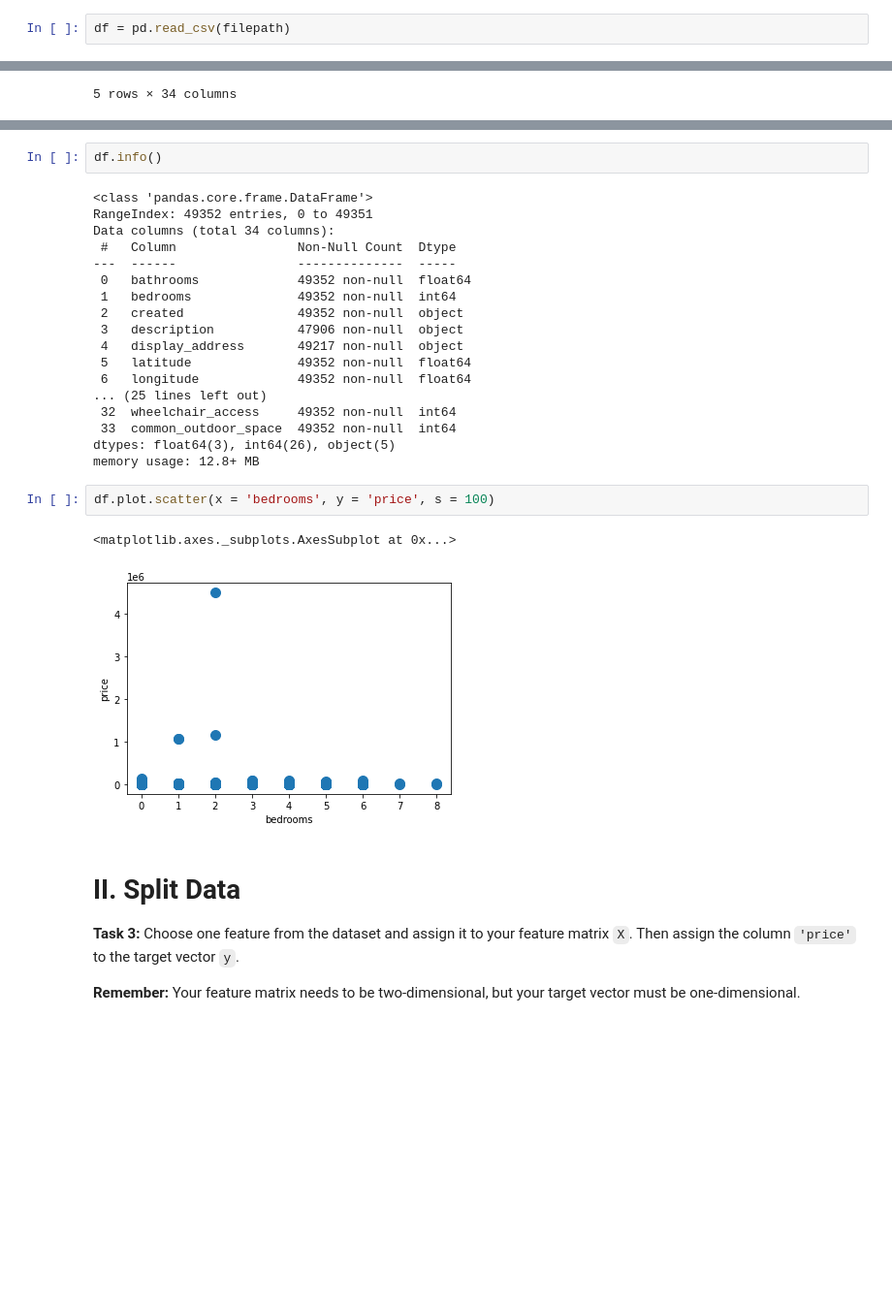
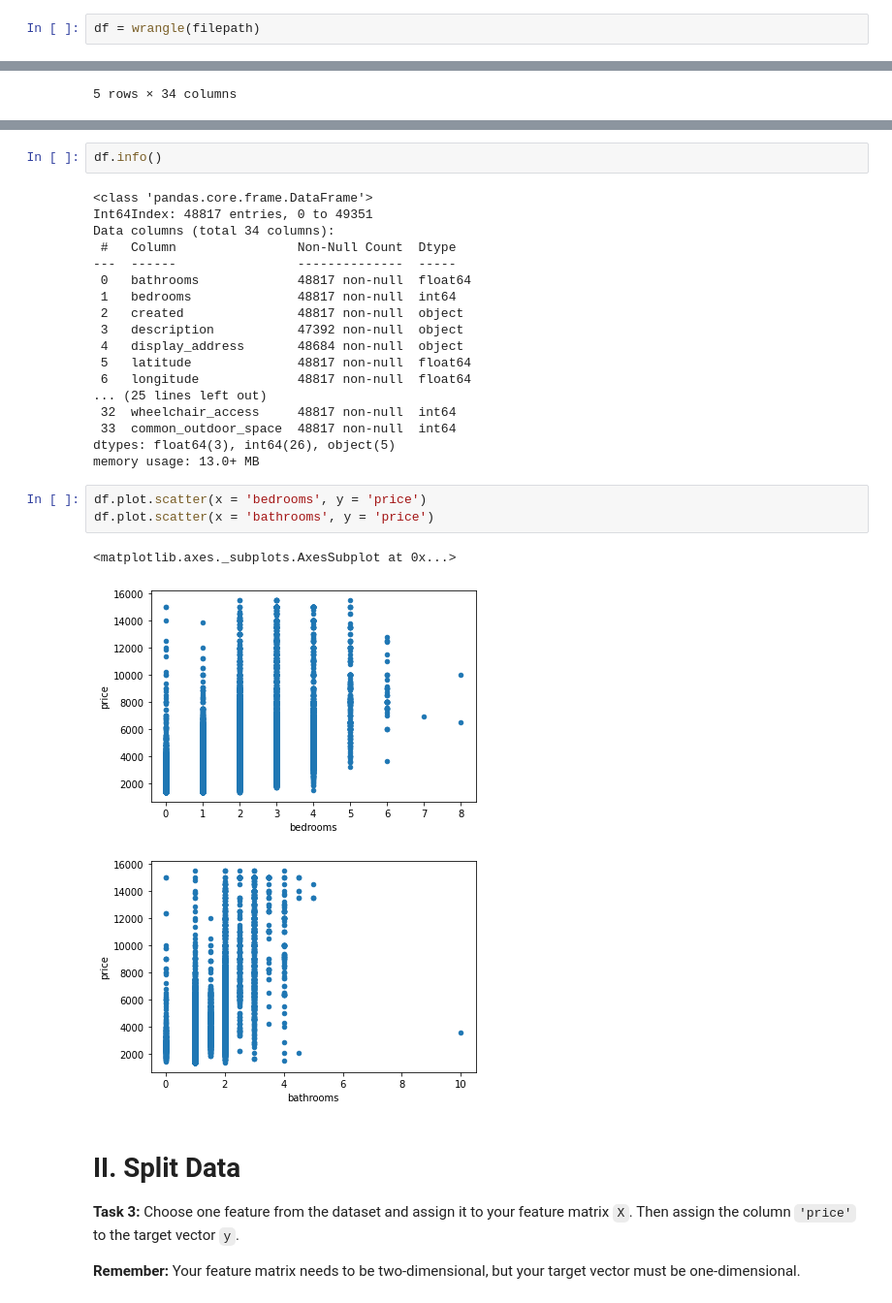
Before and after one commit to Vasanta2002/Sprint_5_linear_models, a Jupyter notebook: module1-regression-1/LS_DS_211_assignment.ipynb, the cells around one changed output, grey strips where cells are left out. Shown at 97% size. Drawn from its saved outputs; the diff is of its cells as text; blank space fills up the shorter version.

```diff
--- a/module1-regression-1/LS_DS_211_assignment.ipynb
+++ b/module1-regression-1/LS_DS_211_assignment.ipynb
@@ -74,7 +74,7 @@ filepath = DATA_PATH + 'apartments/renthop-nyc.csv'
 # %% [markdown]
 **Task 1:** Use the above `wrangle` function to import the `renthop-nyc.csv` file into a DataFrame named `df`.
 # %%
-df = pd.read_csv(filepath)
+df = wrangle(filepath)
 # %% [markdown]
 **Task 2:** Use your `pandas` and dataviz skills to explore the dataset. As part of this process, make a scatter plot that shows the relationship between one of the numerical features in the dataset and the target `'price'`.
 
@@ -110,27 +110,29 @@ df.describe()
 df.info()
 # %% [output]
 <class 'pandas.core.frame.DataFrame'>
-RangeIndex: 49352 entries, 0 to 49351
+Int64Index: 48817 entries, 0 to 49351
 Data columns (total 34 columns):
  #   Column                Non-Null Count  Dtype
 ---  ------                --------------  -----
- 0   bathrooms             49352 non-null  float64
- 1   bedrooms              49352 non-null  int64
- 2   created               49352 non-null  object
- 3   description           47906 non-null  object
- 4   display_address       49217 non-null  object
- 5   latitude              49352 non-null  float64
- 6   longitude             49352 non-null  float64
+ 0   bathrooms             48817 non-null  float64
+ 1   bedrooms              48817 non-null  int64
+ 2   created               48817 non-null  object
+ 3   description           47392 non-null  object
+ 4   display_address       48684 non-null  object
+ 5   latitude              48817 non-null  float64
+ 6   longitude             48817 non-null  float64
 ... (25 lines left out)
- 32  wheelchair_access     49352 non-null  int64
- 33  common_outdoor_space  49352 non-null  int64
+ 32  wheelchair_access     48817 non-null  int64
+ 33  common_outdoor_space  48817 non-null  int64
 dtypes: float64(3), int64(26), object(5)
-memory usage: 12.8+ MB
+memory usage: 13.0+ MB
 # %%
-df.plot.scatter(x = 'bedrooms', y = 'price', s = 100)
+df.plot.scatter(x = 'bedrooms', y = 'price')
+df.plot.scatter(x = 'bathrooms', y = 'price')
 # %% [output]
 <matplotlib.axes._subplots.AxesSubplot at 0x...>
-[figure, old version]
+[figure, new version]
+[figure, added]
 # %% [markdown]
 #  II. Split Data
 
```
Also changed, not shown: parts of 6 cells of this notebook.
